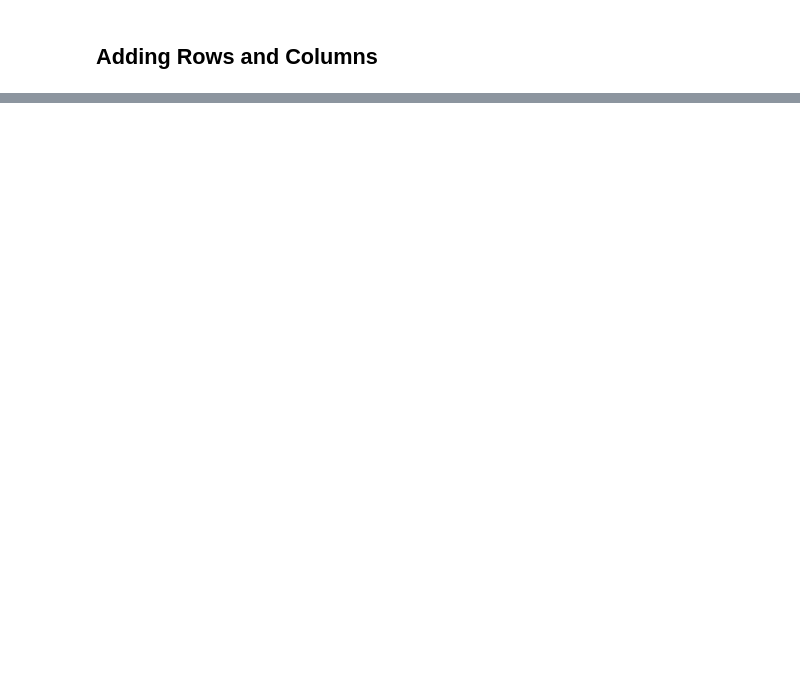
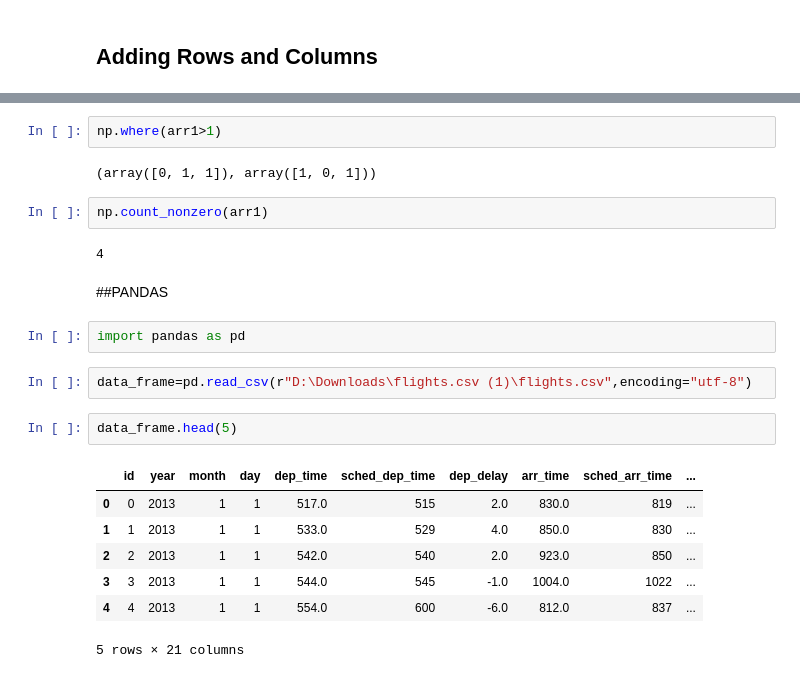
Before and after one commit to Geetik-sharma/all-c-programs, a Jupyter notebook: ML/pandas_and_numpy_notebook.ipynb, the cells around one changed output, grey strips where cells are left out. Saved outputs shown, nothing was run; the diff lists cells and outputs as text; blank space fills up the shorter version.

```diff
--- a/ML/pandas_and_numpy_notebook.ipynb
+++ b/ML/pandas_and_numpy_notebook.ipynb
@@ -147,0 +450,24 @@ print("With new column:\n", with_new_col)
+# %%
+np.where(arr1>1)
+# %% [output]
+(array([0, 1, 1]), array([1, 0, 1]))
+# %%
+np.count_nonzero(arr1)
+# %% [output]
+4
+# %% [markdown]
+##PANDAS
+# %%
+import pandas as pd
+# %%
+data_frame=pd.read_csv(r"D:\Downloads\flights.csv (1)\flights.csv",encoding="utf-8")
+# %%
+data_frame.head(5)
+# %% [output]
+|  | id | year | month | day | dep_time | sched_dep_time | dep_delay | arr_time | sched_arr_time | ... |
+| 0 | 0 | 2013 | 1 | 1 | 517.0 | 515 | 2.0 | 830.0 | 819 | ... |
+| 1 | 1 | 2013 | 1 | 1 | 533.0 | 529 | 4.0 | 850.0 | 830 | ... |
+| 2 | 2 | 2013 | 1 | 1 | 542.0 | 540 | 2.0 | 923.0 | 850 | ... |
+| 3 | 3 | 2013 | 1 | 1 | 544.0 | 545 | -1.0 | 1004.0 | 1022 | ... |
+| 4 | 4 | 2013 | 1 | 1 | 554.0 | 600 | -6.0 | 812.0 | 837 | ... |
+5 rows × 21 columns
```
Also changed, not shown: parts of 65 cells of this notebook, 9 other files.
